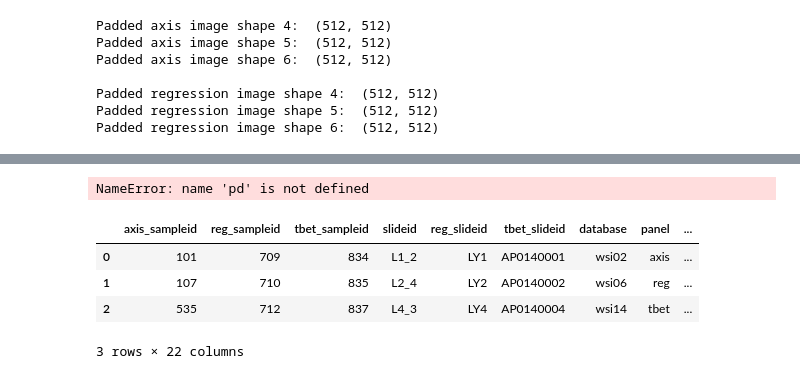
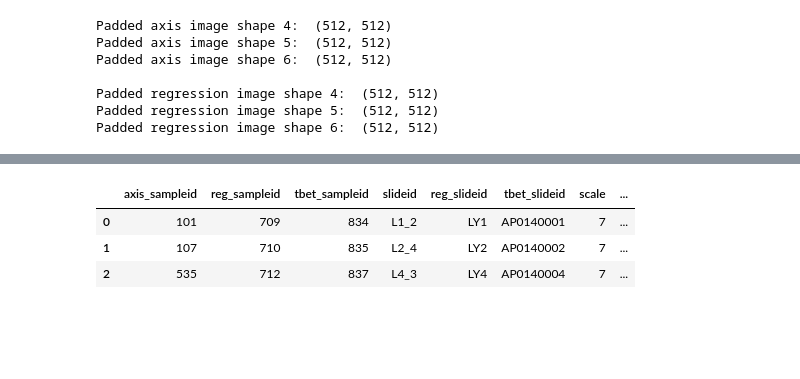
Before and after one commit to Olamiknight/WSIFIR, a Jupyter notebook: Rigid_Reg.ipynb, the cells around one changed output, grey strips where cells are left out. Saved outputs shown, nothing was run; the diff lists cells and outputs as text; code cells hidden in the pictures; blank space fills up the shorter version.

```diff
--- a/Rigid_Reg.ipynb
+++ b/Rigid_Reg.ipynb
@@ -1106,21 +1148,17 @@ ANTsImage
 # %%
 #Metrics
 
-# Convert NumPy arrays to ANTsImage objects
-reg_image_4 = ants.from_numpy(reg_image_cropped_ants_4_padded)
-
-
 # Compute mutual information
-mi4 = ants.image_mutual_information(reg_image_4, rigid_result_4['warpedmovout'])
+mi4 = ants.image_mutual_information(reg_image_cropped_ants_4_padded, rigid_result_4['warpedmovout'])
 mi5 = ants.image_mutual_information(reg_image_cropped_ants_5_padded, rigid_result_5['warpedmovout'])
 mi6 = ants.image_mutual_information(reg_image_cropped_ants_6_padded, rigid_result_6['warpedmovout'])
 
 # Compute normalized cross-correlation
-cc4 = ants.math.image_similarity(reg_image_4,  rigid_result_4['warpedmovout'], 'Correlation')
+cc4 = ants.math.image_similarity(reg_image_cropped_ants_4_padded,  rigid_result_4['warpedmovout'], 'Correlation')
 cc5 = ants.math.image_similarity(reg_image_cropped_ants_5_padded, rigid_result_5['warpedmovout'], 'Correlation')
 cc6 = ants.math.image_similarity(reg_image_cropped_ants_6_padded,  rigid_result_6['warpedmovout'], 'Correlation')
 
 # Compute mean squares
-mse4 = ants.math.image_similarity(reg_image_4,  rigid_result_4['warpedmovout'], 'MeanSquares')
+mse4 = ants.math.image_similarity(reg_image_cropped_ants_4_padded,  rigid_result_4['warpedmovout'], 'MeanSquares')
 mse5 = ants.math.image_similarity(reg_image_cropped_ants_5_padded,  rigid_result_5['warpedmovout'], 'MeanSquares')
 mse6 = ants.math.image_similarity(reg_image_cropped_ants_6_padded, rigid_result_6['warpedmovout'], 'MeanSquares')
@@ -1127,42 +1213,36 @@ mse6 = ants.math.image_similarity(reg_image_cropped_ants_6_padded, rigid_result_
 # %%
+#Create dataframe to store the results
 
-# Convert each fixed_parameters to a single row DataFrame
+# Convert each set of corresponding tissue slices into a DataFrame
+#Each row has the same tissue, but 3 different slices representing the same tissue stained with the axis, regression and tbet panels
+#Each different row represents a different tissue
+
 row_1 = pd.DataFrame([results[0]])
 row_2 = pd.DataFrame([results[1]])
 row_3 = pd.DataFrame([results[2]])
 
 
 # Concatenate the rows into a single DataFrame
-merged_df = pd.concat([row_1, row_2, row_3], ignore_index=True)
+merged_df_2 = pd.concat([row_1, row_2, row_3], ignore_index=True)
 
 #Add columns to the merged DataFrame
 
-merged_df['database'] = ['wsi02','wsi06','wsi14']
-merged_df['panel'] = ['axis','reg','tbet']
-merged_df['scale'] = [9,9,9]
-merged_df['final_image_fixed_parameters'] = [fwd_aff_4.fixed_parameters,fwd_aff_5.fixed_parameters,fwd_aff_6.fixed_parameters]
-merged_df['final_image_parameters'] = [fwd_aff_1.parameters,fwd_aff_2.parameters,fwd_aff_3.parameters]
-merged_df['mi_rigid_final'] = [mi4,mi5,mi6]
-merged_df['cc_axis_rigid'] = [cc1,cc2,cc3]
-merged_df['cc_rigid_final'] = [cc4,cc5,cc6]
-merged_df['mse_axis_rigid'] = [mse1,mse2,mse3]
-merged_df['mse_rigid_final'] = [mse4,mse5,mse6]
-merged_df['jaccard_axis_rigid'] = [jaccard_1,jaccard_2,jaccard_3]
-merged_df['jaccard_rigid_final'] = [jaccard_4,jaccard_5,jaccard_6]
-merged_df['dice_axis_rigid'] = [dice1,dice2,dice3]
-merged_df['dice_rigid_final'] = [dice4,dice5,dice6]
-merged_df['hausdroff_axis_rigid'] = [hausdorff_sitk_1,hausdorff_sitk_2,hausdorff_sitk_3]
-merged_df['hausdroff_rigid_final'] = [hausdorff_sitk_4,hausdorff_sitk_5,hausdorff_sitk_6]
+merged_df_2['scale'] = [7,7,7]
+merged_df_2['final_image_fixed_parameters'] = [fwd_aff_4.fixed_parameters,fwd_aff_5.fixed_parameters,fwd_aff_6.fixed_parameters]
+merged_df_2['final_image_parameters'] = [fwd_aff_4.parameters,fwd_aff_5.parameters,fwd_aff_6.parameters]
+merged_df_2['mi_reg_transformed_axis'] = [mi4,mi5,mi6]
+merged_df_2['cc_reg_transformed_axis'] = [cc4,cc5,cc6]
+merged_df_2['mse_reg_transformed_axis'] = [mse4,mse5,mse6]
+merged_df_2['jaccard_reg_transformed_axis'] = [jaccard_4,jaccard_5,jaccard_6]
+merged_df_2['dice_reg_transformed_axis'] = [dice4,dice5,dice6]
+merged_df_2['hausdorff_reg_transformed_axis'] = [hausdorff_sitk_4,hausdorff_sitk_5,hausdorff_sitk_6]
-# %% [output]
-NameError: name 'pd' is not defined
-# %%
-merged_df
-# %% [output]
-|  | axis_sampleid | reg_sampleid | tbet_sampleid | slideid | reg_slideid | tbet_slideid | database | panel | ... |
-| 0 | 101 | 709 | 834 | L1_2 | LY1 | AP0140001 | wsi02 | axis | ... |
-| 1 | 107 | 710 | 835 | L2_4 | LY2 | AP0140002 | wsi06 | reg | ... |
-| 2 | 535 | 712 | 837 | L4_3 | LY4 | AP0140004 | wsi14 | tbet | ... |
-3 rows × 22 columns
+# %%
+merged_df_2
+# %% [output]
+|  | axis_sampleid | reg_sampleid | tbet_sampleid | slideid | reg_slideid | tbet_slideid | scale | ... |
+| 0 | 101 | 709 | 834 | L1_2 | LY1 | AP0140001 | 7 | ... |
+| 1 | 107 | 710 | 835 | L2_4 | LY2 | AP0140002 | 7 | ... |
+| 2 | 535 | 712 | 837 | L4_3 | LY4 | AP0140004 | 7 | ... |
 # %%
 #One matrix should be zeros as it the one being registered to the other.
 #Two tables one for axis and one for tbet. Tbet to regression and axis to regression
```
Also changed, not shown: parts of 19 cells of this notebook, 3 other files.
